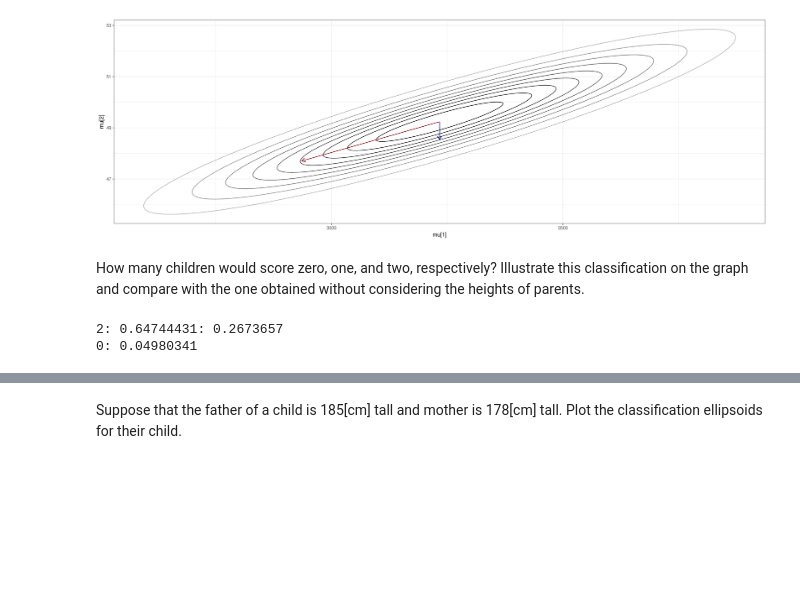
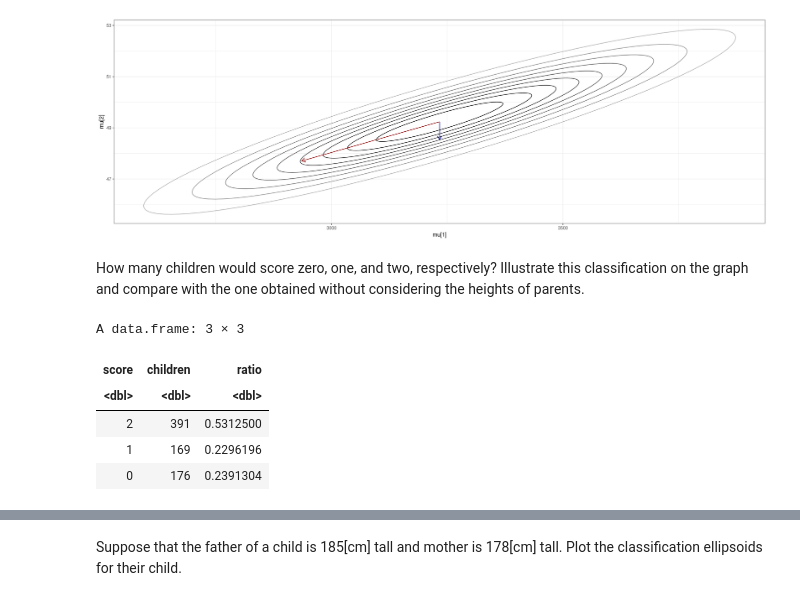
Before and after one commit to ventus550/university, a Jupyter notebook: statistical-learning/lab1/report.ipynb, the cells around one changed output, grey strips where cells are left out. Drawn from its saved outputs; the diff is of its cells as text; code cells hidden in the pictures; blank space fills up the shorter version.

```diff
--- a/statistical-learning/lab1/report.ipynb
+++ b/statistical-learning/lab1/report.ipynb
@@ -362,10 +354,13 @@ confidence.ellipse(as.numeric(µ), 𝞢)
 How many children would score zero, one, and two, respectively? Illustrate this
 classification on the graph and compare with the one obtained without considering
 the heights of parents.
-# %%
-cat("2:", counts(data, µ, 𝞢, level = 0.68))
-cat("1:", counts(data, µ, 𝞢, level = 0.95) - counts(data, µ, 𝞢, level = 0.68))
-cat("\n0:", counts(data, µ, 𝞢, level = 0.997) - counts(data, µ, 𝞢, level = 0.95))
-# %% [output]
-2: 0.64744431: 0.2673657
-0: 0.04980341
+# %%
+dataWL = data[c("Weight", "Length")]
+table(scores(dataWL, µ, 𝞢)$Score) / length(data$Length)
+# %% [output]
+A data.frame: 3 × 3
+| score | children | ratio |
+| <dbl> | <dbl> | <dbl> |
+| 2 | 391 | 0.5312500 |
+| 1 | 169 | 0.2296196 |
+| 0 | 176 | 0.2391304 |
```
Also changed, not shown: parts of 12 cells of this notebook.
